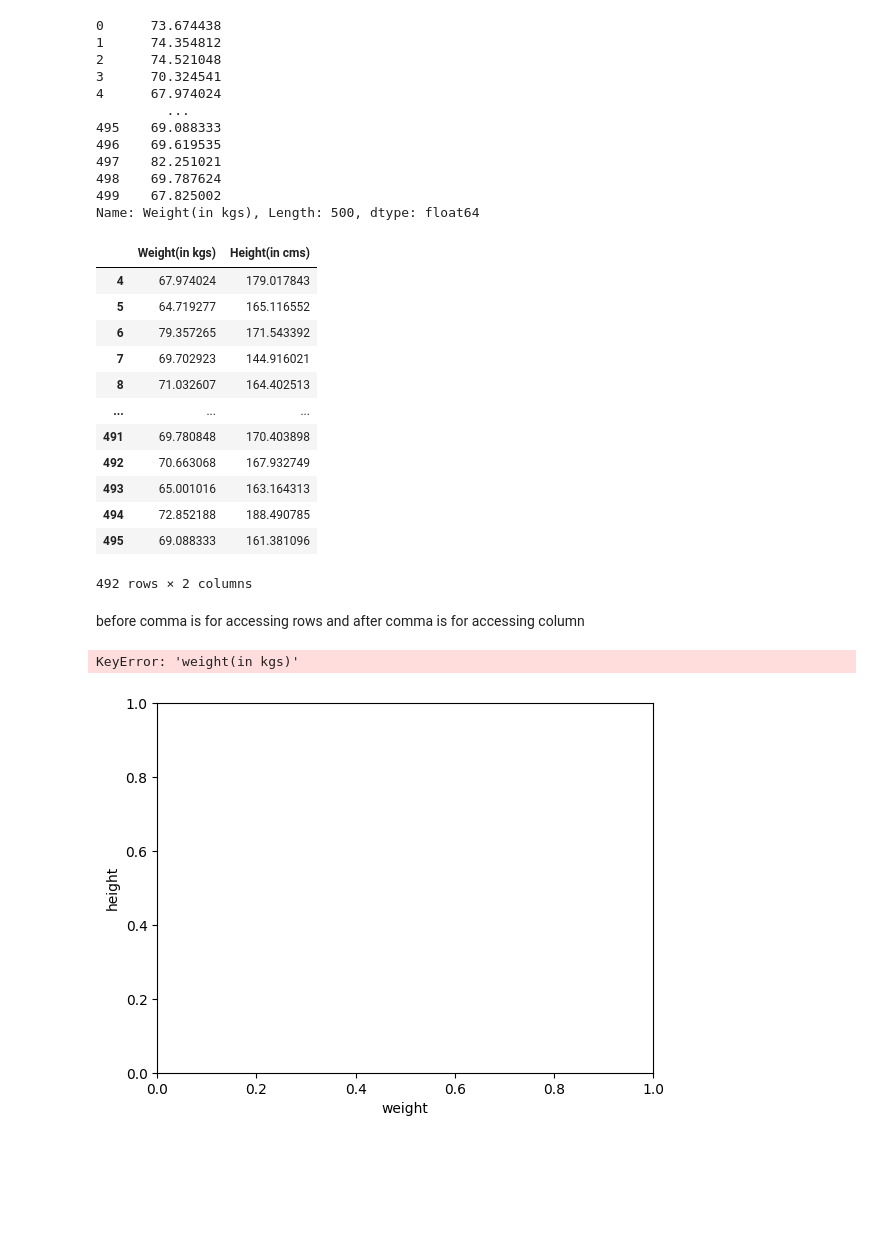
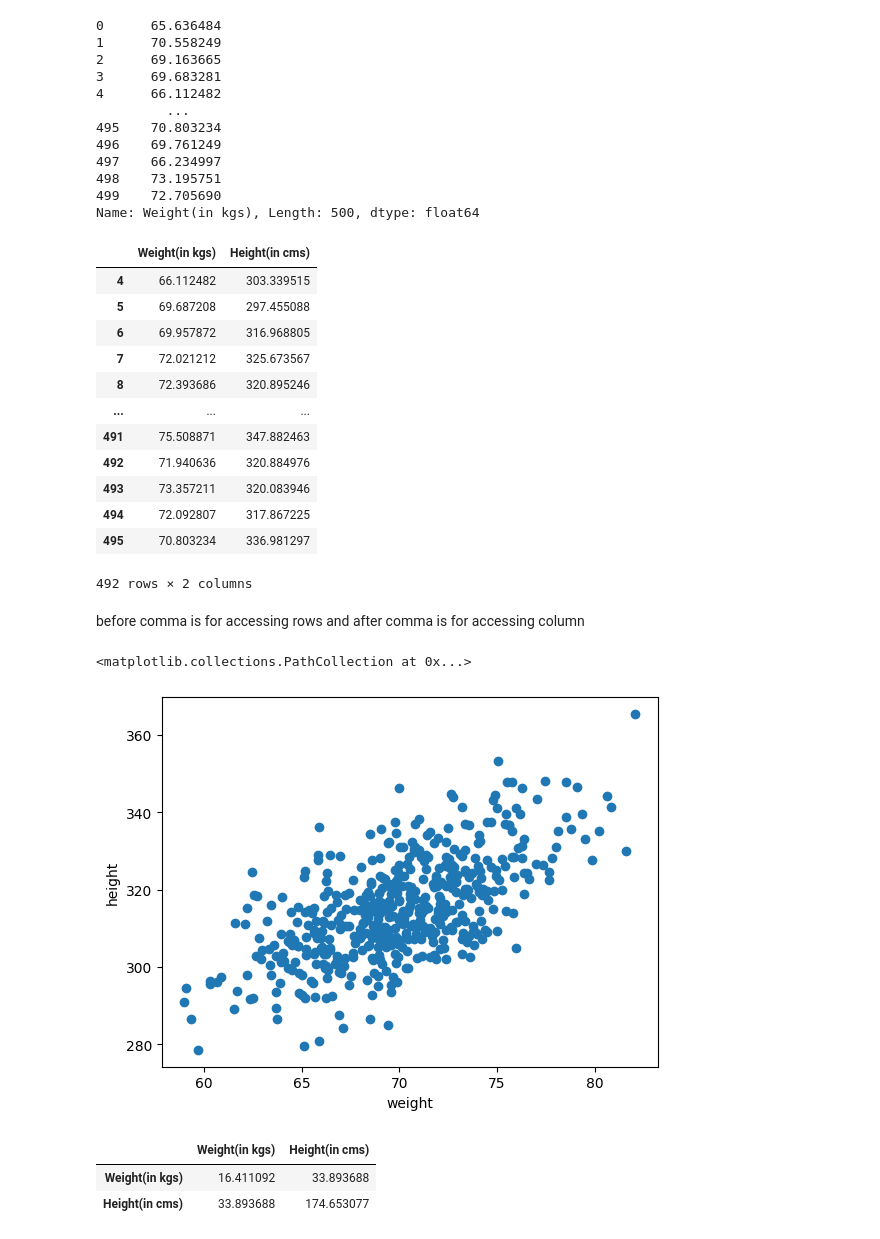
Before and after one commit to Pramveer-bit/Multivariate-Normal, a Jupyter notebook: src.ipynb, the cells around one changed output. Saved outputs shown, nothing was run; the diff lists cells and outputs as text; code cells hidden in the pictures; blank space fills up the shorter version.

Commit message:
edited graph

```diff
--- a/src.ipynb
+++ b/src.ipynb
@@ -4,7 +4,7 @@ import numpy as np
 import matplotlib.pyplot as plt
 # %%
 weight = np.random.normal(loc=70, scale=4, size=500)
-height = np.random.normal(loc=170, scale=10, size=500)
+height = (2*weight)+5 + np.random.normal(loc=170, scale=10, size=500)
 data =pd.DataFrame(data={"Weight(in kgs)":weight , "Height(in cms)":height})
 # %%
 data
@@ -25,40 +25,46 @@ data
 # %%
 data["Weight(in kgs)"]
 # %% [output]
-0      73.674438
-1      74.354812
-2      74.521048
-3      70.324541
-4      67.974024
+0      65.636484
+1      70.558249
+2      69.163665
+3      69.683281
+4      66.112482
          ...
-495    69.088333
-496    69.619535
-497    82.251021
-498    69.787624
-499    67.825002
+495    70.803234
+496    69.761249
+497    66.234997
+498    73.195751
+499    72.705690
 Name: Weight(in kgs), Length: 500, dtype: float64
 # %%
 data.iloc[4:496,:]
 # %% [output]
 |  | Weight(in kgs) | Height(in cms) |
-| 4 | 67.974024 | 179.017843 |
-| 5 | 64.719277 | 165.116552 |
-| 6 | 79.357265 | 171.543392 |
-| 7 | 69.702923 | 144.916021 |
-| 8 | 71.032607 | 164.402513 |
+| 4 | 66.112482 | 303.339515 |
+| 5 | 69.687208 | 297.455088 |
+| 6 | 69.957872 | 316.968805 |
+| 7 | 72.021212 | 325.673567 |
+| 8 | 72.393686 | 320.895246 |
 | ... | ... | ... |
-| 491 | 69.780848 | 170.403898 |
-| 492 | 70.663068 | 167.932749 |
-| 493 | 65.001016 | 163.164313 |
-| 494 | 72.852188 | 188.490785 |
-| 495 | 69.088333 | 161.381096 |
+| 491 | 75.508871 | 347.882463 |
+| 492 | 71.940636 | 320.884976 |
+| 493 | 73.357211 | 320.083946 |
+| 494 | 72.092807 | 317.867225 |
+| 495 | 70.803234 | 336.981297 |
 492 rows × 2 columns
 # %% [markdown]
 before comma is for accessing rows and after comma is for accessing column
 # %%
 plt.xlabel("weight")
 plt.ylabel("height")
-plt.scatter(data["weight(in kgs)"], data["height(in cm s)"])
+plt.scatter(data["Weight(in kgs)"],data["Height(in cms)"])
 # %% [output]
-KeyError: 'weight(in kgs)'
+<matplotlib.collections.PathCollection at 0x...>
-[figure, old version]
+[figure, new version]
+# %%
+data.cov()
+# %% [output]
+|  | Weight(in kgs) | Height(in cms) |
+| Weight(in kgs) | 16.411092 | 33.893688 |
+| Height(in cms) | 33.893688 | 174.653077 |
```
Also changed, not shown: parts of 2 cells of this notebook.
